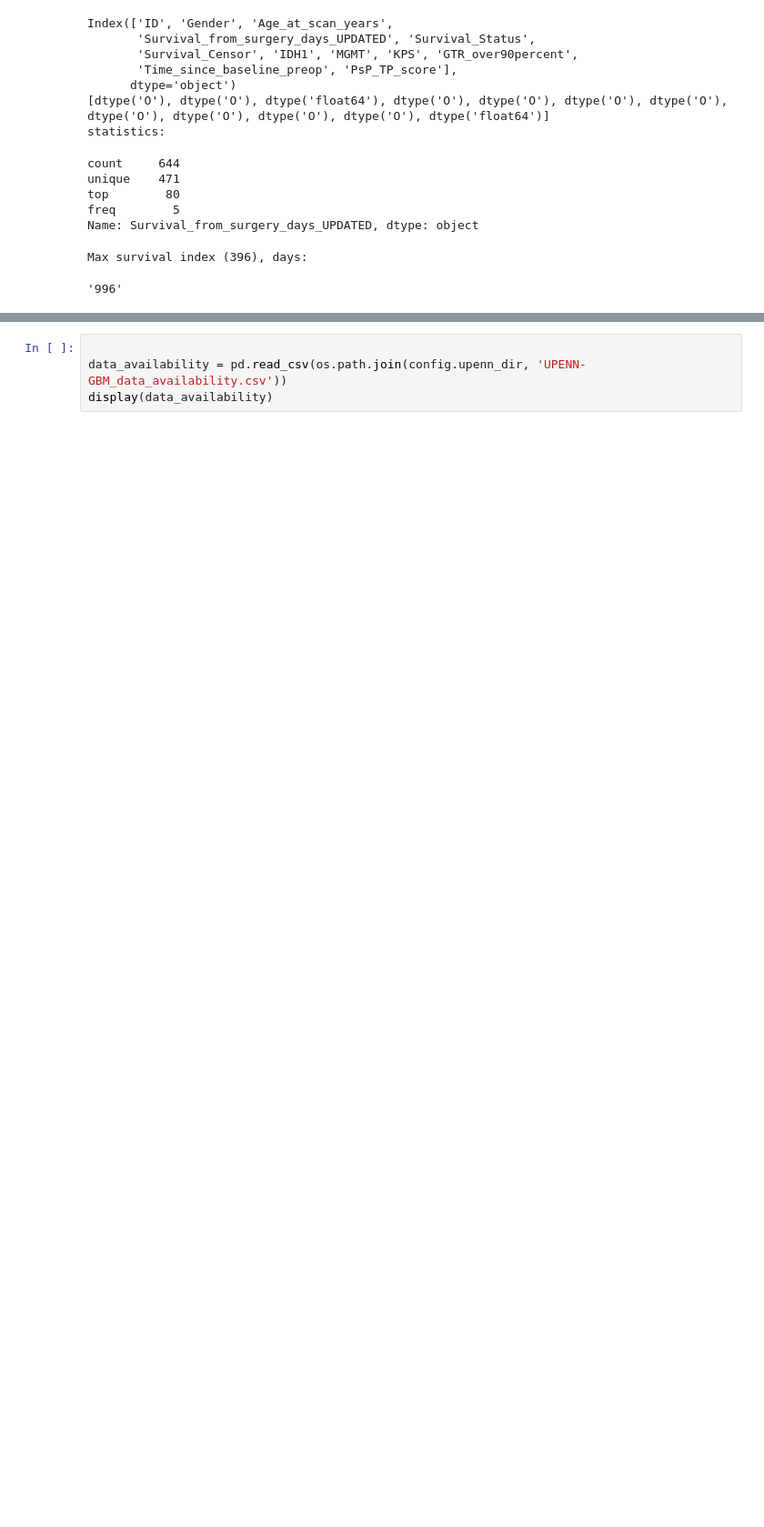
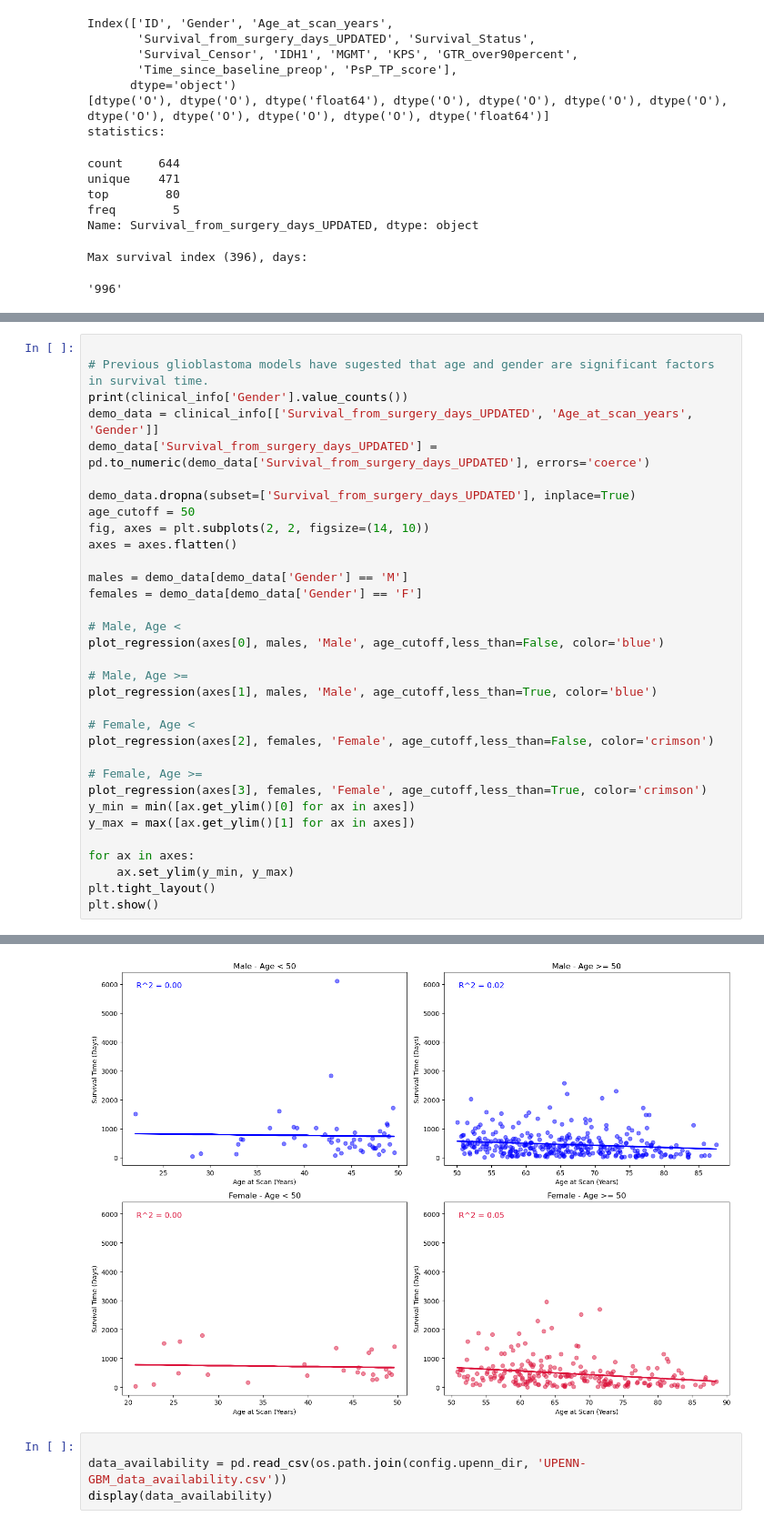
Before and after one commit to yyexela/EE577_Project, a Jupyter notebook: notebooks/UPENN_GBM_parsing.ipynb, the cells around one changed output, grey strips where cells are left out. Shown at 91% size. Cells and saved outputs as stored; diff of their text form; blank space fills up the shorter version.

Commit message:
Added some graphs for demographics to see if age at time of scan was a factor in survival rate

```diff
--- a/notebooks/UPENN_GBM_parsing.ipynb
+++ b/notebooks/UPENN_GBM_parsing.ipynb
@@ -135,0 +163,34 @@ Max survival index (396), days:
+# %%
+
+# Previous glioblastoma models have sugested that age and gender are significant factors in survival time.
+print(clinical_info['Gender'].value_counts())
+demo_data = clinical_info[['Survival_from_surgery_days_UPDATED', 'Age_at_scan_years', 'Gender']]
+demo_data['Survival_from_surgery_days_UPDATED'] = pd.to_numeric(demo_data['Survival_from_surgery_days_UPDATED'], errors='coerce')
+
+demo_data.dropna(subset=['Survival_from_surgery_days_UPDATED'], inplace=True)
+age_cutoff = 50
+fig, axes = plt.subplots(2, 2, figsize=(14, 10))
+axes = axes.flatten()
+
+males = demo_data[demo_data['Gender'] == 'M']
+females = demo_data[demo_data['Gender'] == 'F']
+
+# Male, Age <
+plot_regression(axes[0], males, 'Male', age_cutoff,less_than=False, color='blue')
+
+# Male, Age >=
+plot_regression(axes[1], males, 'Male', age_cutoff,less_than=True, color='blue')
+
+# Female, Age <
+plot_regression(axes[2], females, 'Female', age_cutoff,less_than=False, color='crimson')
+
+# Female, Age >=
+plot_regression(axes[3], females, 'Female', age_cutoff,less_than=True, color='crimson')
+y_min = min([ax.get_ylim()[0] for ax in axes])
+y_max = max([ax.get_ylim()[1] for ax in axes])
+
+for ax in axes:
+    ax.set_ylim(y_min, y_max)
+plt.tight_layout()
+plt.show()
+# %% [output]
@@ -136,3 +210,4 @@ Max survival index (396), days:
+[figure, added]
 # %%
 
 data_availability = pd.read_csv(os.path.join(config.upenn_dir, 'UPENN-GBM_data_availability.csv'))
```
Also changed, not shown: parts of 2 cells of this notebook.
